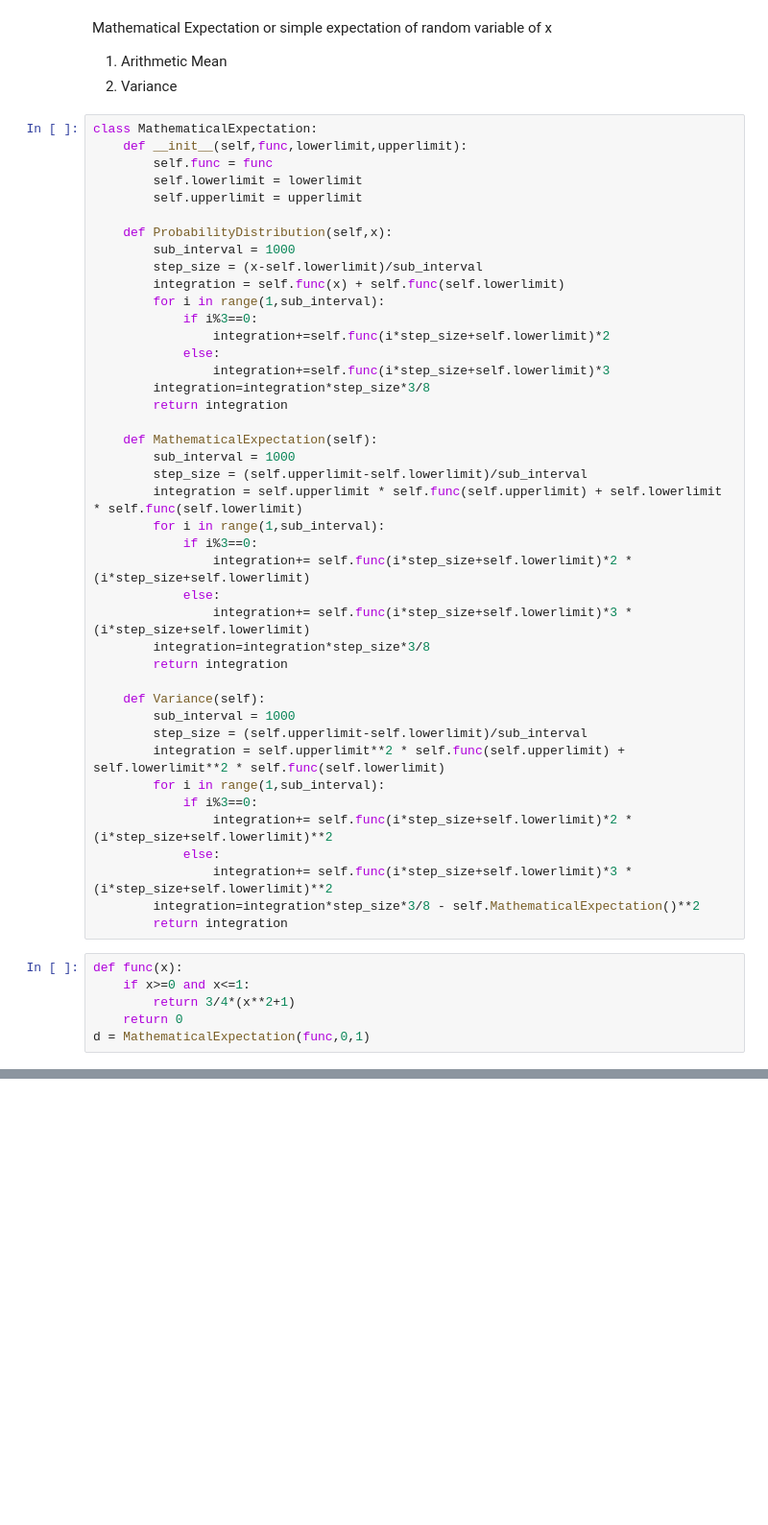
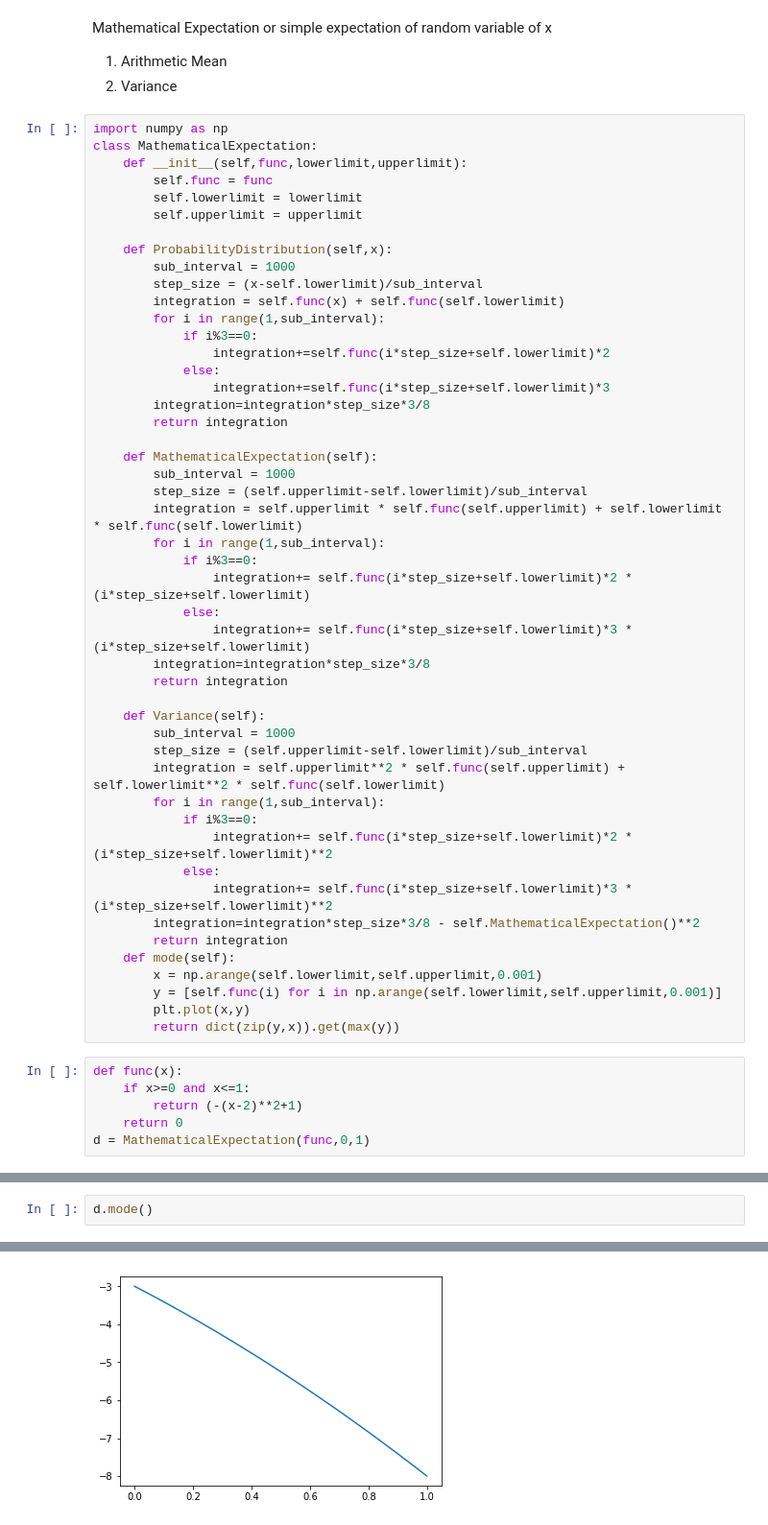
Before and after one commit to Niranjan2054/Probability, a Jupyter notebook: Probability Density Function.ipynb, the cells around one changed output, grey strips where cells are left out. Shown at 96% size. Drawn from its saved outputs; the diff is of its cells as text; blank space fills up the shorter version.

```diff
--- a/Probability Density Function.ipynb
+++ b/Probability Density Function.ipynb
@@ -71,6 +72,7 @@ Mathematical Expectation or simple expectation of random variable of x
 1. Arithmetic Mean
 2. Variance
 # %%
+import numpy as np
 class MathematicalExpectation:
     def __init__(self,func,lowerlimit,upperlimit):
         self.func = func
@@ -112,10 +114,15 @@ class MathematicalExpectation:
                 integration+= self.func(i*step_size+self.lowerlimit)*3 * (i*step_size+self.lowerlimit)**2
         integration=integration*step_size*3/8 - self.MathematicalExpectation()**2
         return integration
+    def mode(self):
+        x = np.arange(self.lowerlimit,self.upperlimit,0.001)
+        y = [self.func(i) for i in np.arange(self.lowerlimit,self.upperlimit,0.001)]
+        plt.plot(x,y)
+        return dict(zip(y,x)).get(max(y))
 # %%
 def func(x):
     if x>=0 and x<=1:
-        return 3/4*(x**2+1)
+        return (-(x-2)**2+1)
     return 0
 d = MathematicalExpectation(func,0,1)
 # %%
@@ -136,0 +144,3 @@ d.Variance()
+# %%
+d.mode()
+# %% [output]
@@ -136,0 +148 @@ d.Variance()
+[figure, added]
```
Also changed, not shown: parts of 6 cells of this notebook, 2 other files.
